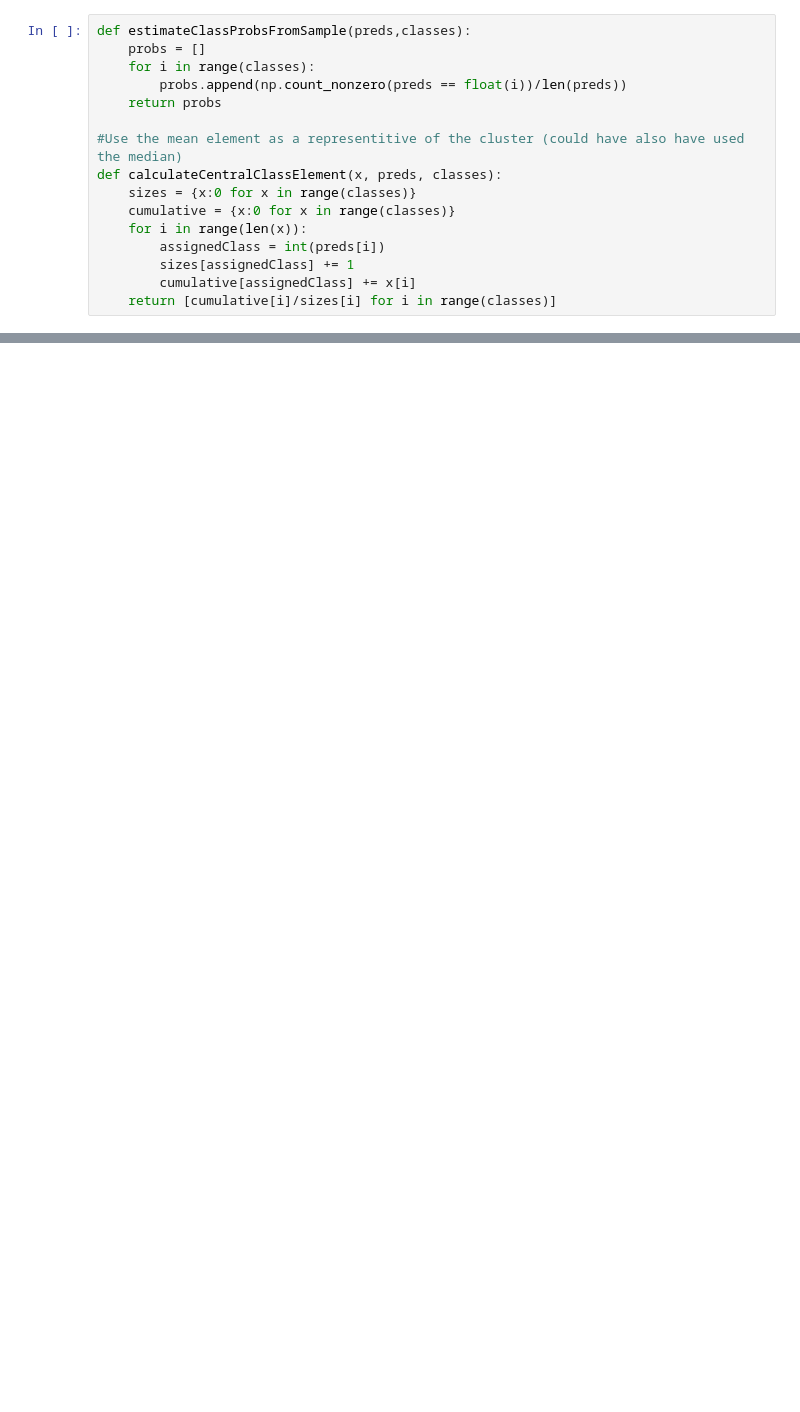
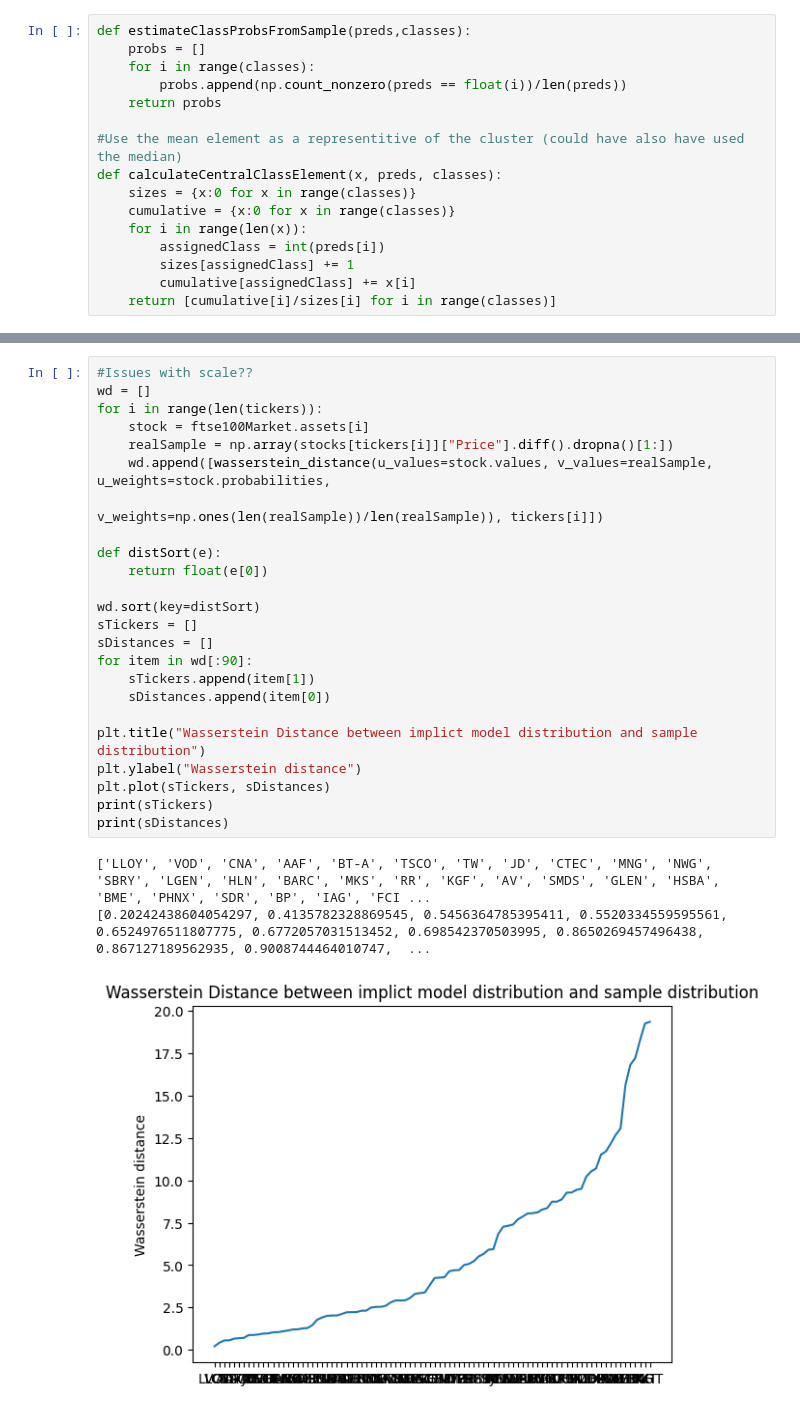
Before and after one commit to Jamesflynn1/FiniteMarketModel, a Jupyter notebook: EvaluateFit.ipynb, the cells around one changed output, grey strips where cells are left out. Drawn from its saved outputs; the diff is of its cells as text; blank space fills up the shorter version.

```diff
--- a/EvaluateFit.ipynb
+++ b/EvaluateFit.ipynb
@@ -170,0 +285,28 @@ for tick in tickers:
+# %%
+#Issues with scale??
+wd = []
+for i in range(len(tickers)):
+    stock = ftse100Market.assets[i]
+    realSample = np.array(stocks[tickers[i]]["Price"].diff().dropna()[1:])
+    wd.append([wasserstein_distance(u_values=stock.values, v_values=realSample, u_weights=stock.probabilities,
+                                   v_weights=np.ones(len(realSample))/len(realSample)), tickers[i]])
+
+def distSort(e):
+    return float(e[0])
+
+wd.sort(key=distSort)
+sTickers = []
+sDistances = []
+for item in wd[:90]:
+    sTickers.append(item[1])
+    sDistances.append(item[0])
+
+plt.title("Wasserstein Distance between implict model distribution and sample distribution")
+plt.ylabel("Wasserstein distance")
+plt.plot(sTickers, sDistances)
+print(sTickers)
+print(sDistances)
+# %% [output]
+['LLOY', 'VOD', 'CNA', 'AAF', 'BT-A', 'TSCO', 'TW', 'JD', 'CTEC', 'MNG', 'NWG', 'SBRY', 'LGEN', 'HLN', 'BARC', 'MKS', 'RR', 'KGF', 'AV', 'SMDS', 'GLEN', 'HSBA', 'BME', 'PHNX', 'SDR', 'BP', 'IAG', 'FCI ...
+[0.20242438604054297, 0.4135782328869545, 0.5456364785395411, 0.5520334559595561, 0.6524976511807775, 0.6772057031513452, 0.698542370503995, 0.8650269457496438, 0.867127189562935, 0.9008744464010747,  ...
+[figure, added]
```
Also changed, not shown: parts of 26 cells of this notebook, 1 other file.
